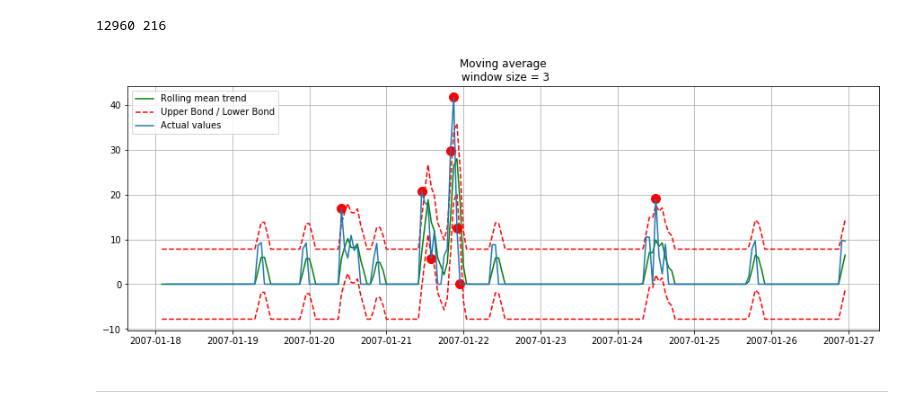
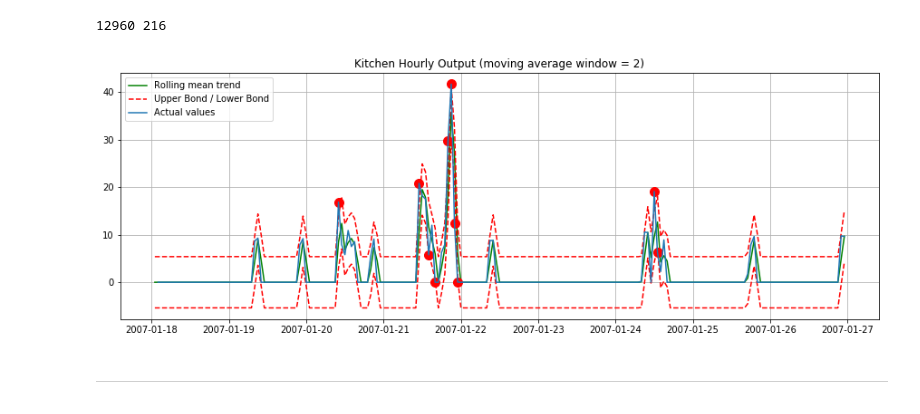
Before and after one commit to collinprather/IoT-Time-Series-Forecasting, a Jupyter notebook: IoT_ML.ipynb, the cells around one changed output. Drawn from its saved outputs; the diff is of its cells as text; code cells hidden in the pictures.

```diff
--- a/IoT_ML.ipynb
+++ b/IoT_ML.ipynb
@@ -212,10 +216,11 @@ print(len(kitchen), len(kitchen_hourly))
 # %% [output]
 12960 216
 # %%
-plotMovingAverage(kitchen_hourly, 3, plot_intervals=True, plot_anomalies=True)
+plotMovingAverage(kitchen_hourly, 2, plot_intervals=True, plot_anomalies=True)
+plt.title('Kitchen Hourly Output (moving average window = 2)')
 plt.savefig('Figures/kitchen_hourly_avg_intervals_anomalies.png')
 # %% [output]
-[figure, old version]
+[figure, new version]
 # %% [markdown]
 ---
 # %% [markdown]
```
Also changed, not shown: parts of 7 cells of this notebook, 18 other files.
